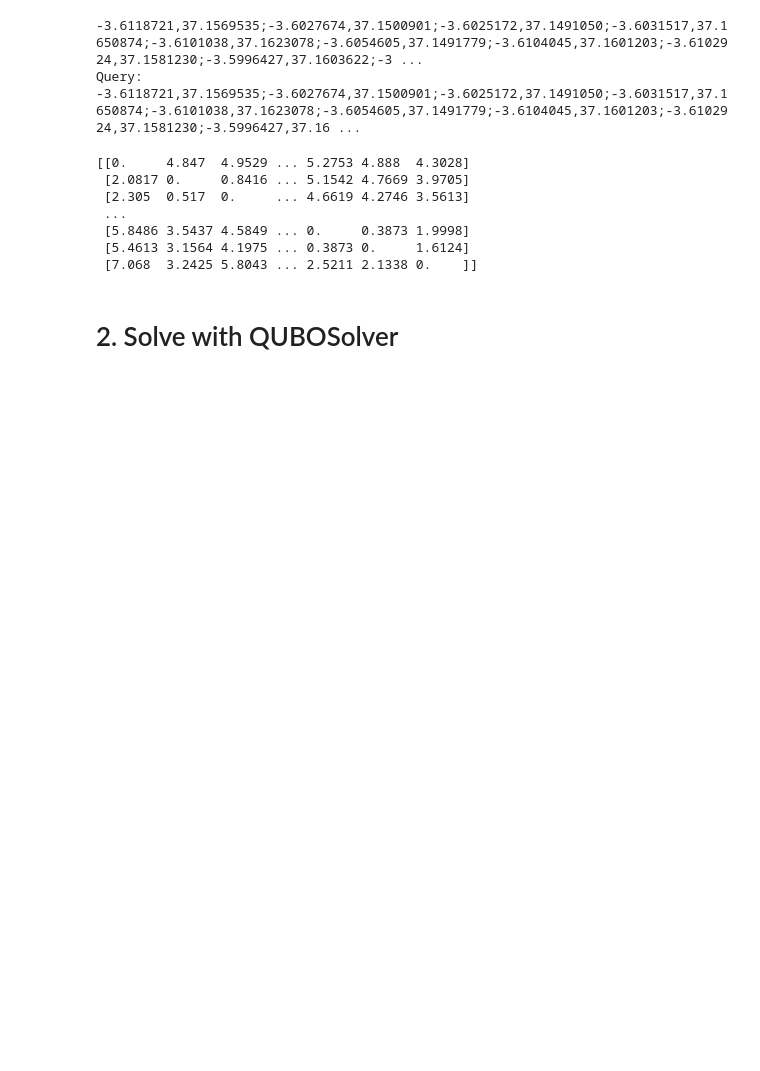
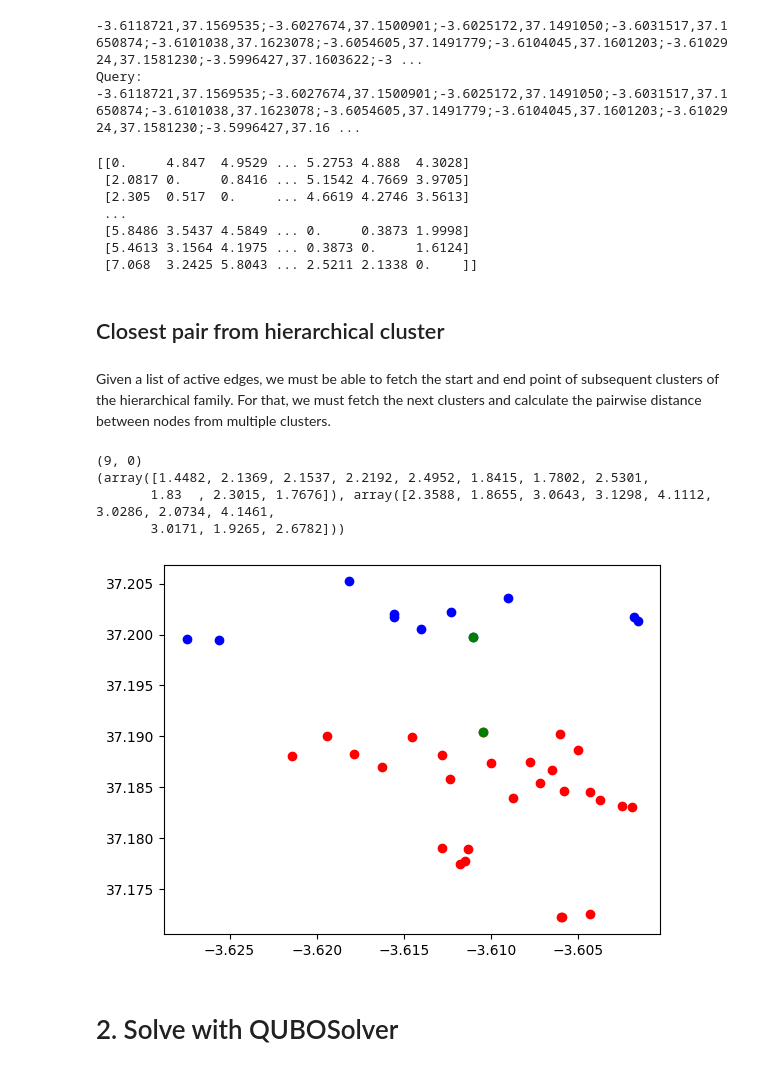
Before and after one commit to pasqal-io/Pasqal_Hackathon_Feb25_Team_03, a Jupyter notebook: get_bus_stops.ipynb, the cells around one changed output. Cells and saved outputs as stored; diff of their text form; code cells hidden in the pictures; blank space fills up the shorter version.

Commit message:
feat(closer): find closest pair given hierarchical cluster info
This can find what would be the entrance / exit from the hierarchical clusters

```diff
--- a/get_bus_stops.ipynb
+++ b/get_bus_stops.ipynb
@@ -212,6 +212,7 @@ class linkageCut:
 
         return self.top_down
 
+df = df.reset_index()
 linkage_matrix = linkageCut(X)
 top_down = linkage_matrix.top_down_view_recur(4, 3)
 
@@ -272,7 +273,7 @@ def sample_data(df, labels, seed = 140421):
     sample_indx.extend(np.random.choice(cluster_indices, size=extract_size, replace=False))
 
 
-  final_data = pd.DataFrame(df.to_numpy()[sample_indx], columns=['id', 'lat', 'lon'])
+  final_data = pd.DataFrame(df.to_numpy()[sample_indx], columns=["index", 'id', 'lat', 'lon'])
   return final_data
 
 final_data = sample_data(df, labels)
@@ -351,6 +352,35 @@ print(dist_table)
  [5.8486 3.5437 4.5849 ... 0.     0.3873 1.9998]
  [5.4613 3.1564 4.1975 ... 0.3873 0.     1.6124]
  [7.068  3.2425 5.8043 ... 2.5211 2.1338 0.    ]]
+# %% [markdown]
+## Closest pair from hierarchical cluster
+# %% [markdown]
+Given a list of active edges, we must be able to fetch the start and end point of subsequent clusters of the hierarchical family. For that, we must fetch the next clusters and calculate the pairwise distance between nodes from multiple clusters.
+# %%
+top_down[:, 0]
+sampled_top = top_down[final_data["index"].to_numpy().astype(np.uint), :]
+cluster_i = (sampled_top[:, 0] == 1).nonzero()[0]
+cluster_j = (sampled_top[:, 0] == 2).nonzero()[0]
+
+cluster_ij = dist_table[cluster_i][:, cluster_j]
+# cluster_ji = dist_table[cluster_j][:, cluster_i]
+min_distance_index = np.unravel_index(np.argmin(cluster_ij), cluster_ij.shape)
+print(min_distance_index)
+pairs = cluster_ij[min_distance_index[0]], cluster_ij[min_distance_index[1]]
+print((pairs))
+# %% [output]
+(9, 0)
+(array([1.4482, 2.1369, 2.1537, 2.2192, 2.4952, 1.8415, 1.7802, 2.5301,
+       1.83  , 2.3015, 1.7676]), array([2.3588, 1.8655, 3.0643, 3.1298, 4.1112, 3.0286, 2.0734, 4.1461,
+       3.0171, 1.9265, 2.6782]))
+# %%
+plt.scatter(final_data.loc[cluster_i, "lon"], final_data.loc[cluster_i, "lat"], color="red")
+plt.scatter(final_data.loc[cluster_j, "lon"], final_data.loc[cluster_j, "lat"], color="blue")
+plt.scatter(final_data.loc[cluster_i[min_distance_index[0]], "lon"], final_data.loc[cluster_i[min_distance_index[0]], "lat"], color="green")
+plt.scatter(final_data.loc[cluster_j[min_distance_index[1]], "lon"], final_data.loc[cluster_j[min_distance_index[1]], "lat"], color="green")
+plt.show()
+# %% [output]
+[figure, added]
 # %% [markdown]
 # 2. Solve with QUBOSolver
 # %%
```
Also changed, not shown: parts of 2 cells of this notebook.
